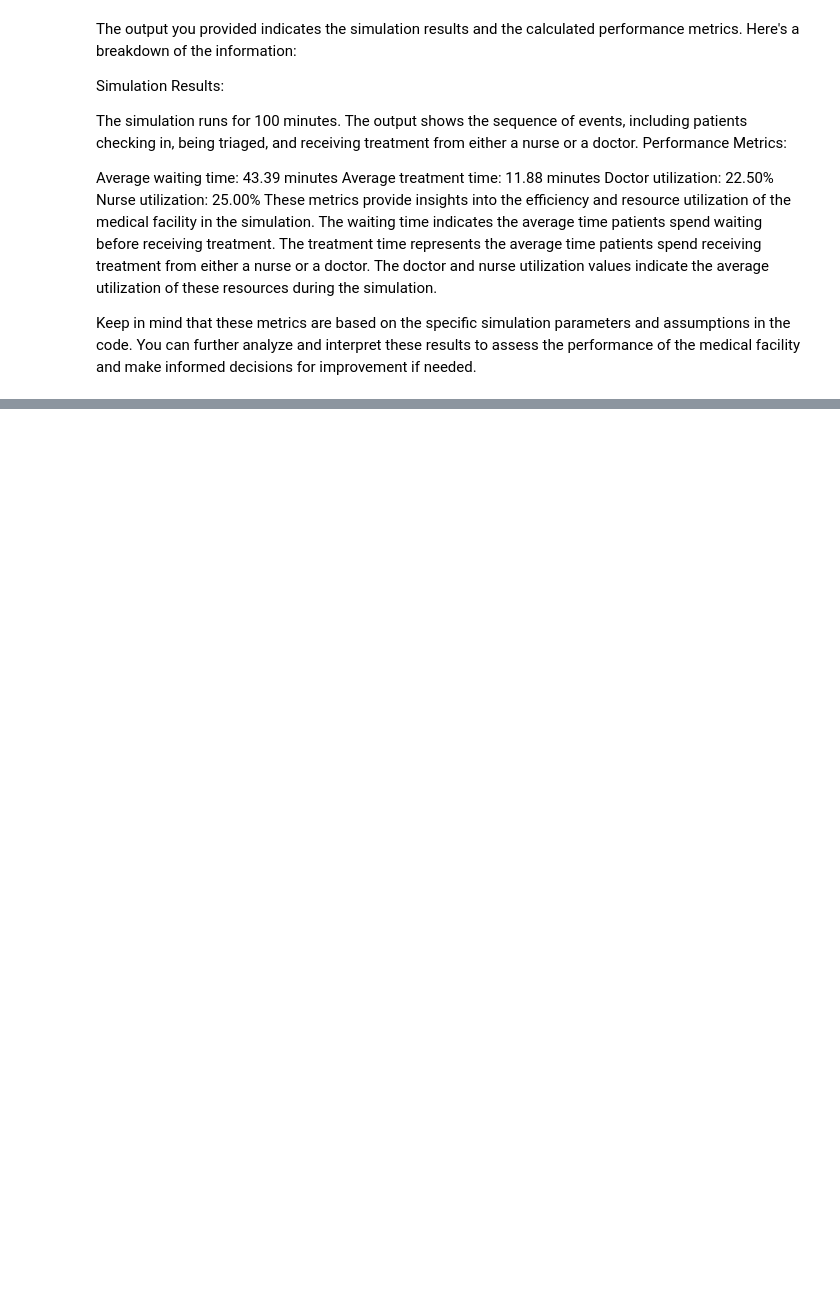
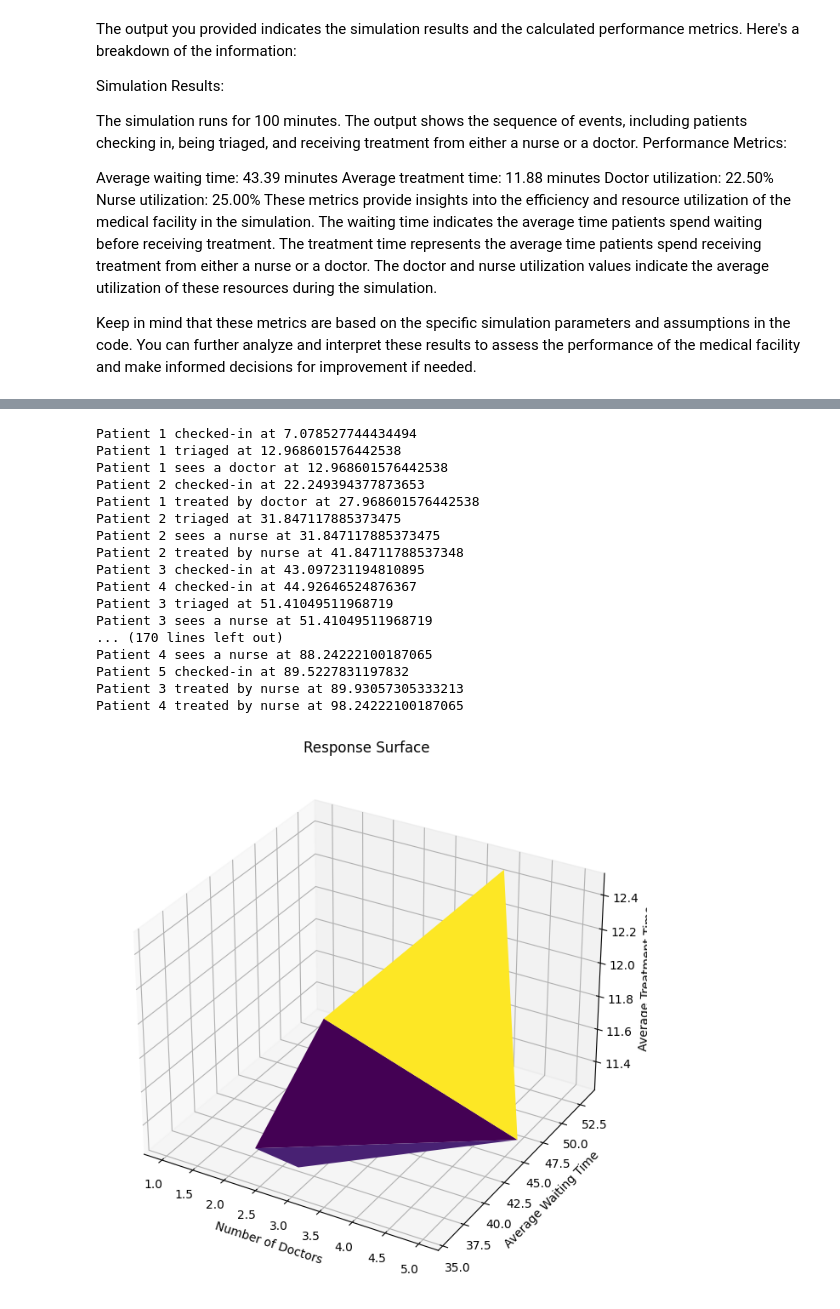
Before and after one commit to waheeb123/Data_604_homeworks, a Jupyter notebook: tringto_write_complete_simulation.ipynb, the cells around one changed output, grey strips where cells are left out. Cells and saved outputs as stored; diff of their text form; code cells hidden in the pictures; blank space fills up the shorter version.

```diff
--- a/tringto_write_complete_simulation.ipynb
+++ b/tringto_write_complete_simulation.ipynb
@@ -319,0 +400,69 @@ Nurse utilization: 23.00%
+# %%
+# Perform response surface analysis
+def perform_response_surface_analysis():
+    # Generate parameter combinations
+    parameter_combinations = generate_parameter_combinations()
+
+    # Data collection
+    avg_waiting_times = []
+    avg_treatment_times = []
+    doctor_utilizations = []
+    nurse_utilizations = []
+
+    # Run simulations for each parameter combination
+    for params in parameter_combinations:
+        # Reset data collection
+        global waiting_times, treatment_times, utilization_doctors, utilization_nurses
+        waiting_times = []
+        treatment_times = []
+        utilization_doctors = []
+        utilization_nurses = []
+
+        # Set up simulation
+        env = simpy.Environment()
+
+        # Run simulation
+        avg_waiting_time, avg_treatment_time, doctor_utilization, nurse_utilization = run_simulation(env, *params)
+
+        # Collect data
+        avg_waiting_times.append(avg_waiting_time)
+        avg_treatment_times.append(avg_treatment_time)
+        doctor_utilizations.append(doctor_utilization)
+        nurse_utilizations.append(nurse_utilization)
+
+    # Plot 3D surface
+    x_values = [p[0] for p in parameter_combinations]
+
+    fig = plt.figure(figsize=(12, 8))
+    ax = fig.add_subplot(111, projection='3d')
+
+    ax.plot_trisurf(x_values, avg_waiting_times, avg_treatment_times, cmap='viridis', edgecolor='none')
+
+    ax.set_xlabel('Number of Doctors')
+    ax.set_ylabel('Average Waiting Time')
+    ax.set_zlabel('Average Treatment Time')
+    ax.set_title('Response Surface')
+
+    plt.show()
+
+# Run the simulation
+perform_response_surface_analysis()
+# %% [output]
+Patient 1 checked-in at 7.078527744434494
+Patient 1 triaged at 12.968601576442538
+Patient 1 sees a doctor at 12.968601576442538
+Patient 2 checked-in at 22.249394377873653
+Patient 1 treated by doctor at 27.968601576442538
+Patient 2 triaged at 31.847117885373475
+Patient 2 sees a nurse at 31.847117885373475
+Patient 2 treated by nurse at 41.84711788537348
+Patient 3 checked-in at 43.097231194810895
+Patient 4 checked-in at 44.92646524876367
+Patient 3 triaged at 51.41049511968719
+Patient 3 sees a nurse at 51.41049511968719
+... (170 lines left out)
+Patient 4 sees a nurse at 88.24222100187065
+Patient 5 checked-in at 89.5227831197832
+Patient 3 treated by nurse at 89.93057305333213
+Patient 4 treated by nurse at 98.24222100187065
+[figure, added]
```
Also changed, not shown: parts of 5 cells of this notebook.
